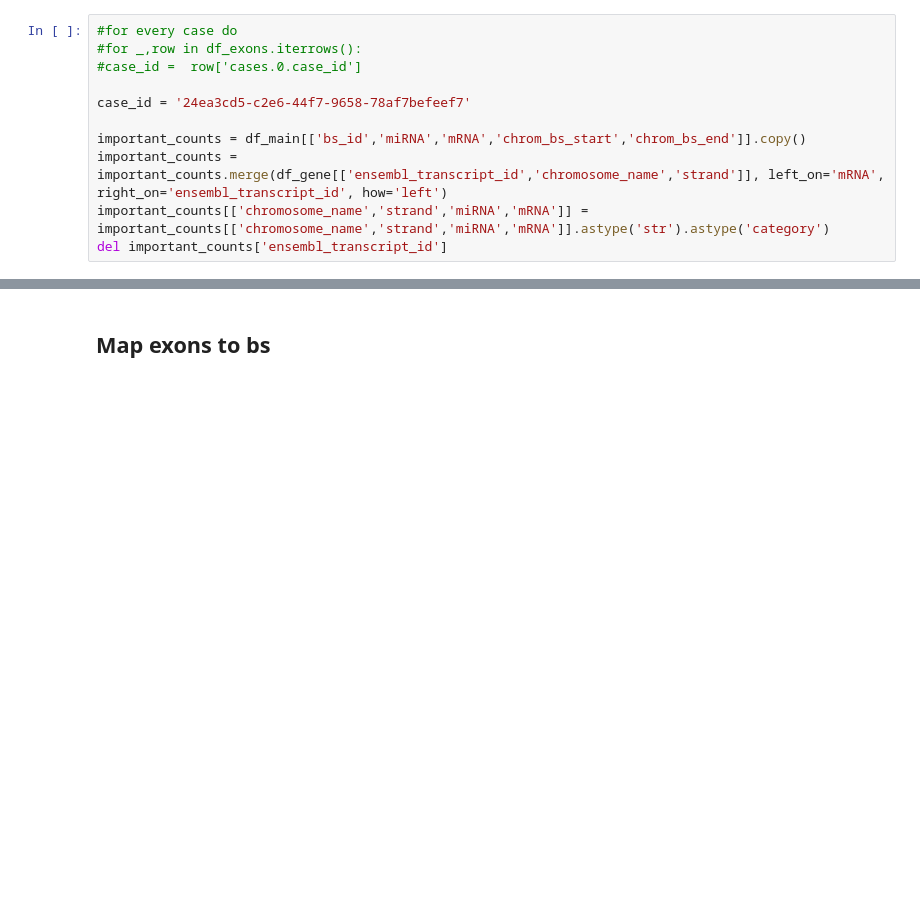
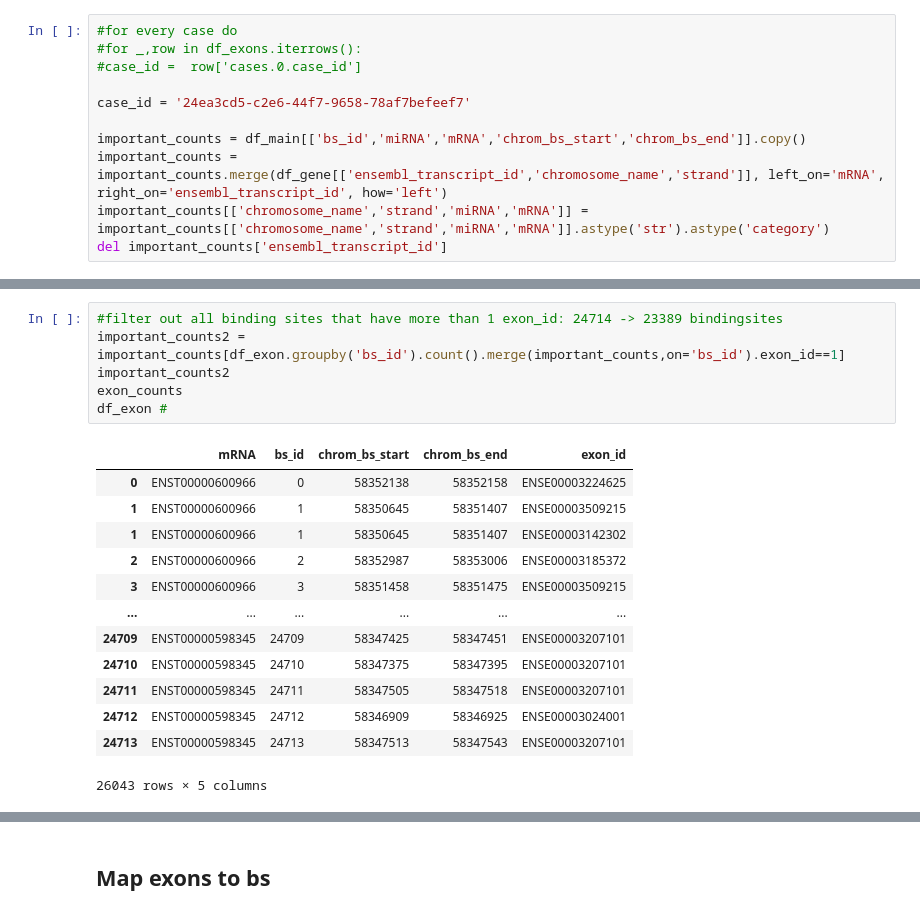
Before and after one commit to lenamariahackl/alt-splicing-mirna-reg, a Jupyter notebook: elastic_net.ipynb, the cells around one changed output, grey strips where cells are left out. Saved outputs shown, nothing was run; the diff lists cells and outputs as text; blank space fills up the shorter version.

```diff
--- a/elastic_net.ipynb
+++ b/elastic_net.ipynb
@@ -298,0 +371,20 @@ del important_counts['ensembl_transcript_id']
+# %%
+#filter out all binding sites that have more than 1 exon_id: 24714 -> 23389 bindingsites
+important_counts2 = important_counts[df_exon.groupby('bs_id').count().merge(important_counts,on='bs_id').exon_id==1]
+important_counts2
+exon_counts
+df_exon #
+# %% [output]
+|  | mRNA | bs_id | chrom_bs_start | chrom_bs_end | exon_id |
+| 0 | ENST00000600966 | 0 | 58352138 | 58352158 | ENSE00003224625 |
+| 1 | ENST00000600966 | 1 | 58350645 | 58351407 | ENSE00003509215 |
+| 1 | ENST00000600966 | 1 | 58350645 | 58351407 | ENSE00003142302 |
+| 2 | ENST00000600966 | 2 | 58352987 | 58353006 | ENSE00003185372 |
+| 3 | ENST00000600966 | 3 | 58351458 | 58351475 | ENSE00003509215 |
+| ... | ... | ... | ... | ... | ... |
+| 24709 | ENST00000598345 | 24709 | 58347425 | 58347451 | ENSE00003207101 |
+| 24710 | ENST00000598345 | 24710 | 58347375 | 58347395 | ENSE00003207101 |
+| 24711 | ENST00000598345 | 24711 | 58347505 | 58347518 | ENSE00003207101 |
+| 24712 | ENST00000598345 | 24712 | 58346909 | 58346925 | ENSE00003024001 |
+| 24713 | ENST00000598345 | 24713 | 58347513 | 58347543 | ENSE00003207101 |
+26043 rows × 5 columns
```
Also changed, not shown: parts of 24 cells of this notebook.
